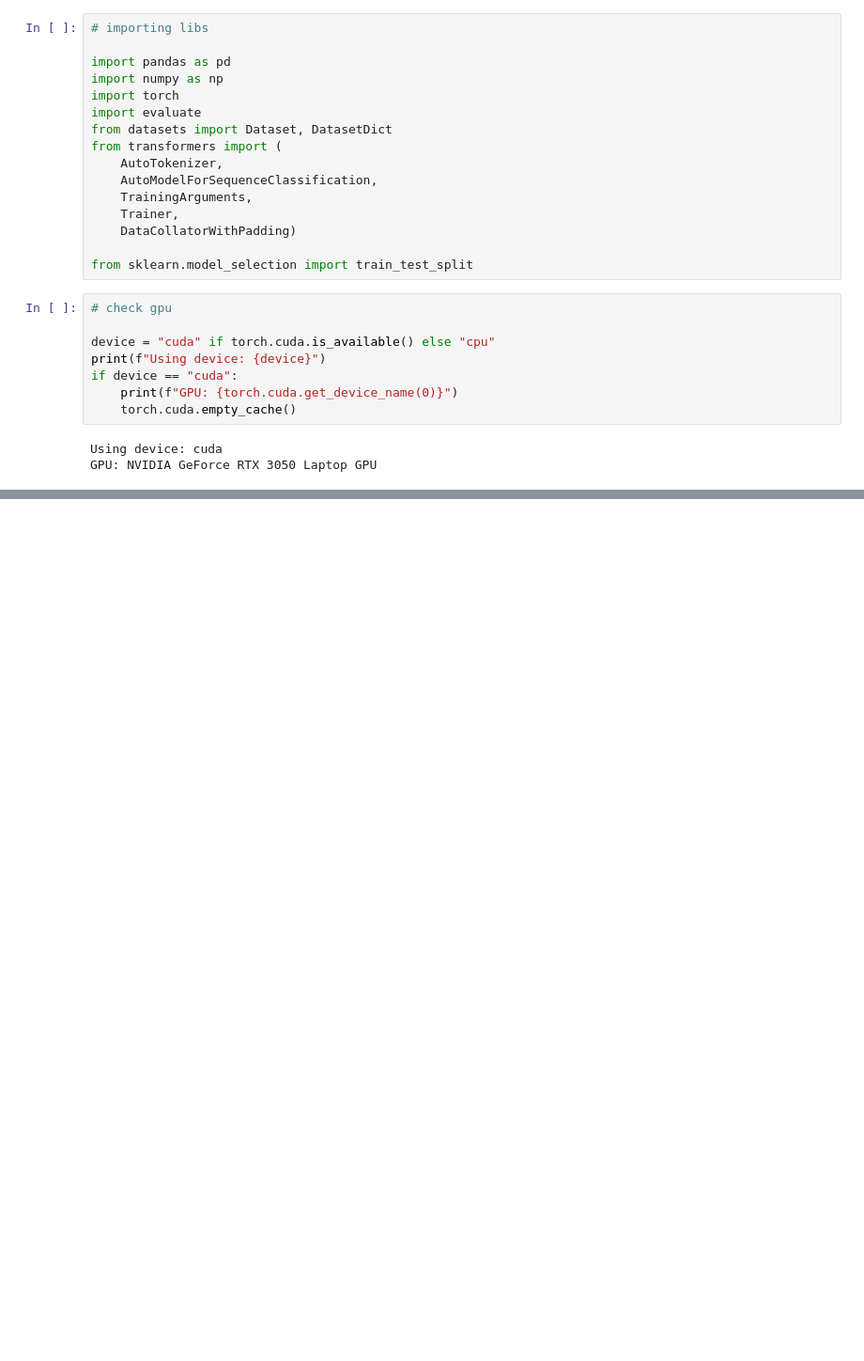
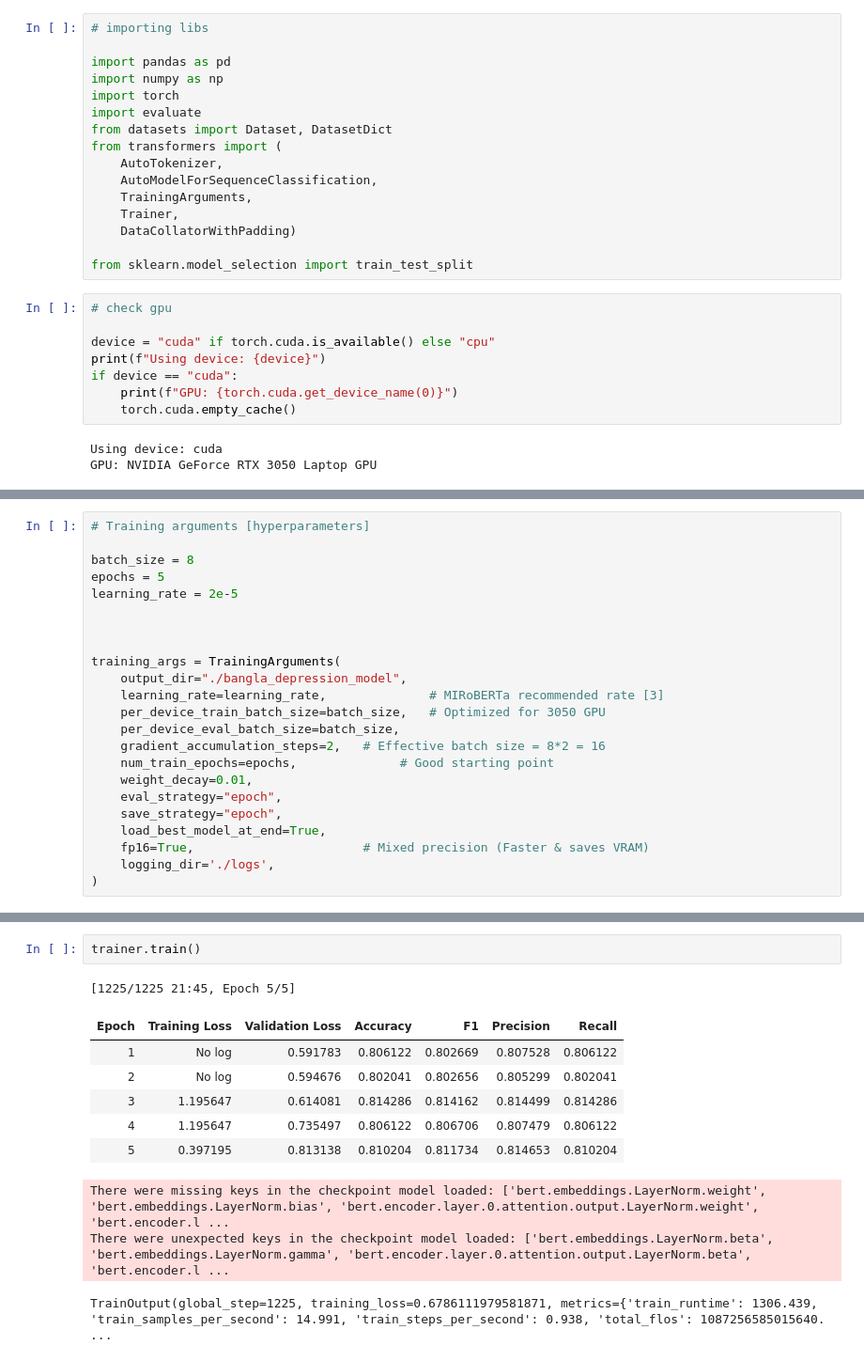
Before and after one commit to SrothJr/p2_model, a Jupyter notebook: training.ipynb, the cells around one changed output, grey strips where cells are left out. Shown at 94% size. Cells and saved outputs as stored; diff of their text form; blank space fills up the shorter version.

```diff
--- a/training.ipynb
+++ b/training.ipynb
@@ -45,0 +179,23 @@ Columns: ['posts', 'labels']
+# %%
+# Training arguments [hyperparameters]
+
+batch_size = 8
+epochs = 5
+learning_rate = 2e-5
+
+
+
+training_args = TrainingArguments(
+    output_dir="./bangla_depression_model",
+    learning_rate=learning_rate,              # MIRoBERTa recommended rate [3]
+    per_device_train_batch_size=batch_size,   # Optimized for 3050 GPU
+    per_device_eval_batch_size=batch_size,
+    gradient_accumulation_steps=2,   # Effective batch size = 8*2 = 16
+    num_train_epochs=epochs,              # Good starting point
+    weight_decay=0.01,
+    eval_strategy="epoch",
+    save_strategy="epoch",
+    load_best_model_at_end=True,
+    fp16=True,                       # Mixed precision (Faster & saves VRAM)
+    logging_dir='./logs',
+)
@@ -45,0 +217,13 @@ Columns: ['posts', 'labels']
+# %%
+trainer.train()
+# %% [output]
+[1225/1225 21:45, Epoch 5/5]
+| Epoch | Training Loss | Validation Loss | Accuracy | F1 | Precision | Recall |
+| 1 | No log | 0.591783 | 0.806122 | 0.802669 | 0.807528 | 0.806122 |
+| 2 | No log | 0.594676 | 0.802041 | 0.802656 | 0.805299 | 0.802041 |
+| 3 | 1.195647 | 0.614081 | 0.814286 | 0.814162 | 0.814499 | 0.814286 |
+| 4 | 1.195647 | 0.735497 | 0.806122 | 0.806706 | 0.807479 | 0.806122 |
+| 5 | 0.397195 | 0.813138 | 0.810204 | 0.811734 | 0.814653 | 0.810204 |
+There were missing keys in the checkpoint model loaded: ['bert.embeddings.LayerNorm.weight', 'bert.embeddings.LayerNorm.bias', 'bert.encoder.layer.0.attention.output.LayerNorm.weight', 'bert.encoder.l ...
+There were unexpected keys in the checkpoint model loaded: ['bert.embeddings.LayerNorm.beta', 'bert.embeddings.LayerNorm.gamma', 'bert.encoder.layer.0.attention.output.LayerNorm.beta', 'bert.encoder.l ...
+TrainOutput(global_step=1225, training_loss=0.6786111979581871, metrics={'train_runtime': 1306.439, 'train_samples_per_second': 14.991, 'train_steps_per_second': 0.938, 'total_flos': 1087256585015640. ...
```
Also changed, not shown: parts of 18 cells of this notebook, 4 other files.
